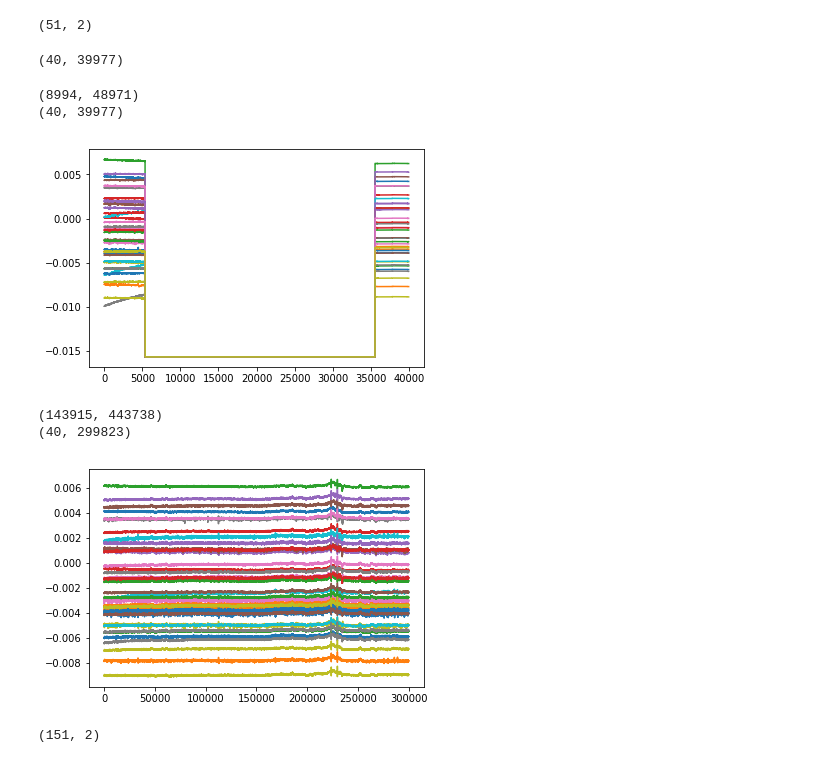
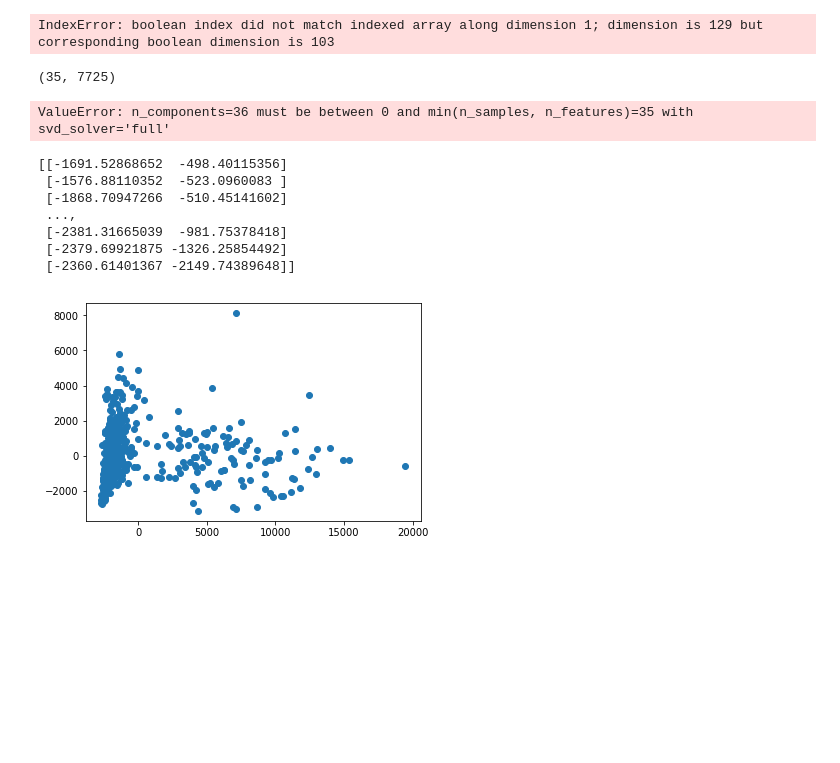
Before and after one commit to emilaz/EmoCog, a Jupyter notebook: PCA of ECoG.ipynb, the cells around one changed output. Cells and saved outputs as stored; diff of their text form; code cells hidden in the pictures; blank space fills up the shorter version.

Commit message:
progress on preprocessing

```diff
--- a/PCA of ECoG.ipynb
+++ b/PCA of ECoG.ipynb
@@ -89,4 +219,5 @@ class PCA_Ecog:
 # %%
-raw_d=mne.io.read_raw_edf('/data1/ecog_project/edf/aa9da7b2/aa9da7b2_5.edf')
-pecog=PCA_Ecog(raw=raw_d)
+#raw_d=mne.io.read_raw_edf('/data1/ecog_project/edf/aa9da7b2/aa9da7b2_5.edf')
+#pecog=PCA_Ecog(raw=raw_d)
+pecog=PCA_Ecog_preprocessed('/data2/users/stepeter/Preprocessing/Reref/processed_cb46fd46_3.h5')
 # %% [output]
@@ -134,3 +225,14 @@ data=pecog.calc_data_mat(0,100)
+# %%
+#print(pecog.data[1,10:100])
+wut=pecog.calc_data_mat(0,100000)
+#print(pecog.raw.info['nchan'])
+#print(data.flatten())
+# %% [output]
+IndexError: boolean index did not match indexed array along dimension 1; dimension is 129 but corresponding boolean dimension is 103
+# %%
+print(wut.shape)
+# %% [output]
+(35, 7725)
 # %%
 #get elbow curve
 def elbow_curve(data):
@@ -145,10 +247,11 @@ def elbow_curve(data):
         fit_reg=False).get_figure()
     sns_plot.savefig("pca_elbow.png")
 # %%
+elbow_curve(wut)
 #choose first three components
-pecog.pca = PCA(n_components=2)
-pecog.pca.fit(data_scal)
-data_trafo=pecog.pca.transform(data_scal)
+pecog.pca = PCA(n_components=40)
+pecog.pca.fit(wut)
+data_trafo=pecog.pca.transform(wut)
 print(data_trafo.shape)
 # %% [output]
-(51, 2)
+ValueError: n_components=36 must be between 0 and min(n_samples, n_features)=35 with svd_solver='full'
@@ -154,0 +270,12 @@ print(data_trafo.shape)
+# %%
+plt.scatter(data_trafo[:,0],data_trafo[:,1])
+print(data_trafo)
+# %% [output]
+[[-1691.52868652  -498.40115356]
+ [-1576.88110352  -523.0960083 ]
+ [-1868.70947266  -510.45141602]
+ ...,
+ [-2381.31665039  -981.75378418]
+ [-2379.69921875 -1326.25854492]
+ [-2360.61401367 -2149.74389648]]
+[figure, added]
@@ -155,12 +288,11 @@ print(data_trafo.shape)
 # %%
 #what are the outstsanding points here?
-idx=np.argwhere(data_trafo>2)[:,0]
+time_idx=np.argwhere(data_trafo>2)[:,0]
 #what is happening at these points?
 #calculate back the time window:
-idx=idx*pecog.wsize
+idx=time_idx*pecog.wsize
+print(idx)
 #calculate from time windows to sampling points
 start, stop = pecog.raw.time_as_index([idx[0]-5,idx[1]+5])
 inter=pecog.raw.get_data(picks=range(0,40), start=start, stop=stop,reject_by_annotation=None, return_times=False)
 print(inter.shape)
-# %% [output]
-(40, 39977)
@@ -167,17 +301,10 @@ print(inter.shape)
 # %%
-pecog.vis_data_range(idx[0]-5,idx[1]+5, no_chan=40)
-pecog.vis_data_range(idx[1]+100,idx[1]+400,no_chan=40)
+#pecog.vis_raw_data(idx[0]-5,idx[1]+5)
+pecog.vis_raw_data(0,idx[1]+400)
+pecog.vis_welch_data(50,time_idx[1]+200)
-# %% [output]
-(8994, 48971)
-(40, 39977)
-[figure, removed]
-(143915, 443738)
-(40, 299823)
-[figure, removed]
 # %%
 good_data=pecog.calc_data_mat(idx[1]+100,idx[1]+400)
 pecog.pca.fit(good_data)
 good_data_trafo=pecog.pca.transform(good_data)
 print(good_data_trafo.shape)
+print(good_data.shape)
-# %% [output]
-(151, 2)
```
Also changed, not shown: parts of 16 cells of this notebook, 3 other files.
